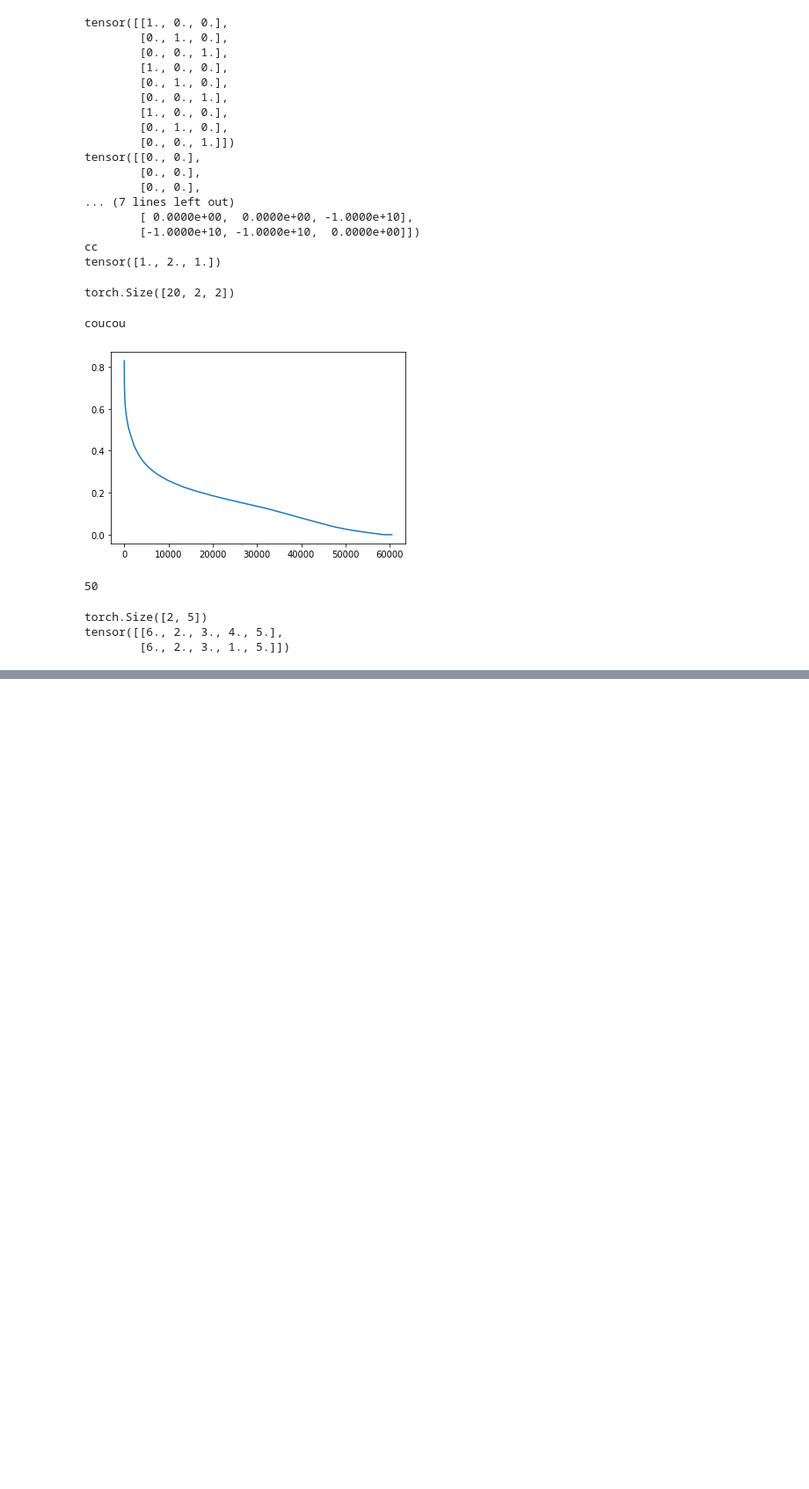
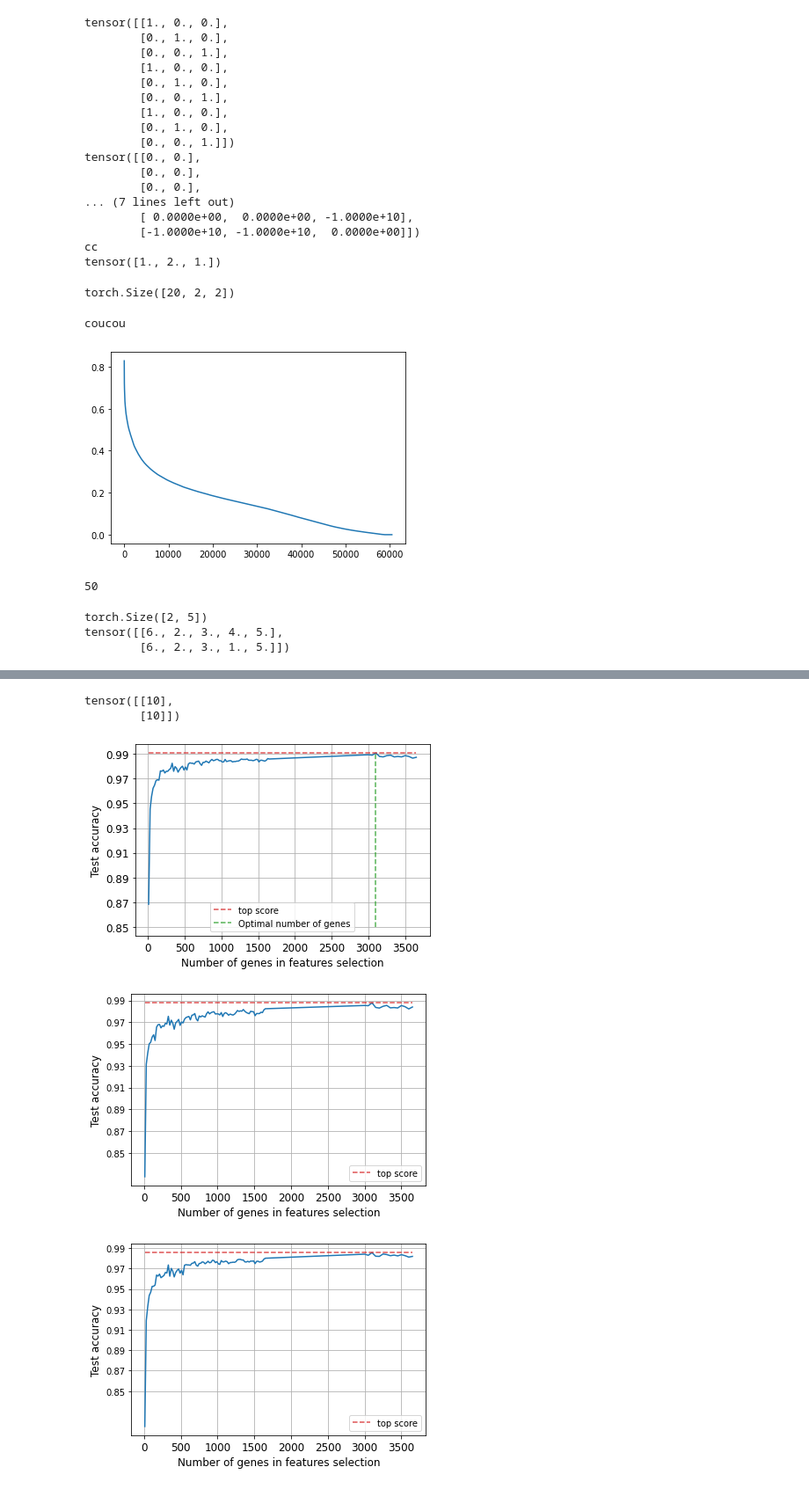
Before and after one commit to MathieuRita/Population, a Jupyter notebook: test_notebook.ipynb, the cells around one changed output, grey strips where cells are left out. Shown at 88% size. Drawn from its saved outputs; the diff is of its cells as text; code cells hidden in the pictures; blank space fills up the shorter version.

```diff
--- a/test_notebook.ipynb
+++ b/test_notebook.ipynb
@@ -118,0 +386,11 @@ tensor([[0, 0, 0, 1],
+# %%
+message=th.zeros(20,10,10)
+voc_size=10
+
+start_token = th.Tensor(messages.size(0) * [voc_size]).to(int).to(messages.device)
+start_token = start_token.unsqueeze(1)
+
+print(start_token)
+# %% [output]
+tensor([[10],
+        [10]])
@@ -118,0 +461,51 @@ tensor([[0, 0, 0, 1],
+# %%
+plt.plot(nb_geness,accuracies)
+plt.plot([np.min(nb_geness),np.max(nb_geness)],[np.max(accuracies),np.max(accuracies)],
+         c="tab:red",
+         linestyle="--",
+        alpha=0.8,
+        label="top score")
+plt.plot([nb_geness[np.argmax(accuracies)],nb_geness[np.argmax(accuracies)]],[0.85,np.max(accuracies)],
+         c="tab:green",
+         linestyle="--",
+        alpha=0.8,
+        label="Optimal number of genes")
+plt.grid()
+plt.xlabel("Number of genes in features selection",size=12)
+plt.ylabel("Test accuracy",size=12)
+plt.xticks(fontsize=12)
+plt.yticks(np.arange(0.85, 1, 0.02),fontsize=12)
+plt.legend()
+plt.show()
+
+plt.plot(nb_geness,precisions)
+plt.plot([np.min(nb_geness),np.max(nb_geness)],[np.max(precisions),np.max(precisions)],
+         c="tab:red",
+         linestyle="--",
+        alpha=0.8,
+        label="top score")
+plt.grid()
+plt.xlabel("Number of genes in features selection",size=12)
+plt.ylabel("Test accuracy",size=12)
+plt.xticks(fontsize=12)
+plt.yticks(np.arange(0.85, 1, 0.02),fontsize=10)
+plt.legend()
+plt.show()
+
+plt.plot(nb_geness,recalls)
+plt.plot([np.min(nb_geness),np.max(nb_geness)],[np.max(recalls),np.max(recalls)],
+         c="tab:red",
+         linestyle="--",
+        alpha=0.8,
+        label="top score")
+plt.grid()
+plt.xlabel("Number of genes in features selection",size=12)
+plt.ylabel("Test accuracy",size=12)
+plt.xticks(fontsize=12)
+plt.yticks(np.arange(0.85, 1, 0.02),fontsize=10)
+plt.legend()
+plt.show()
+# %% [output]
+[figure, added]
+[figure, added]
+[figure, added]
```
Also changed, not shown: parts of 10 cells of this notebook, 3 other files.
